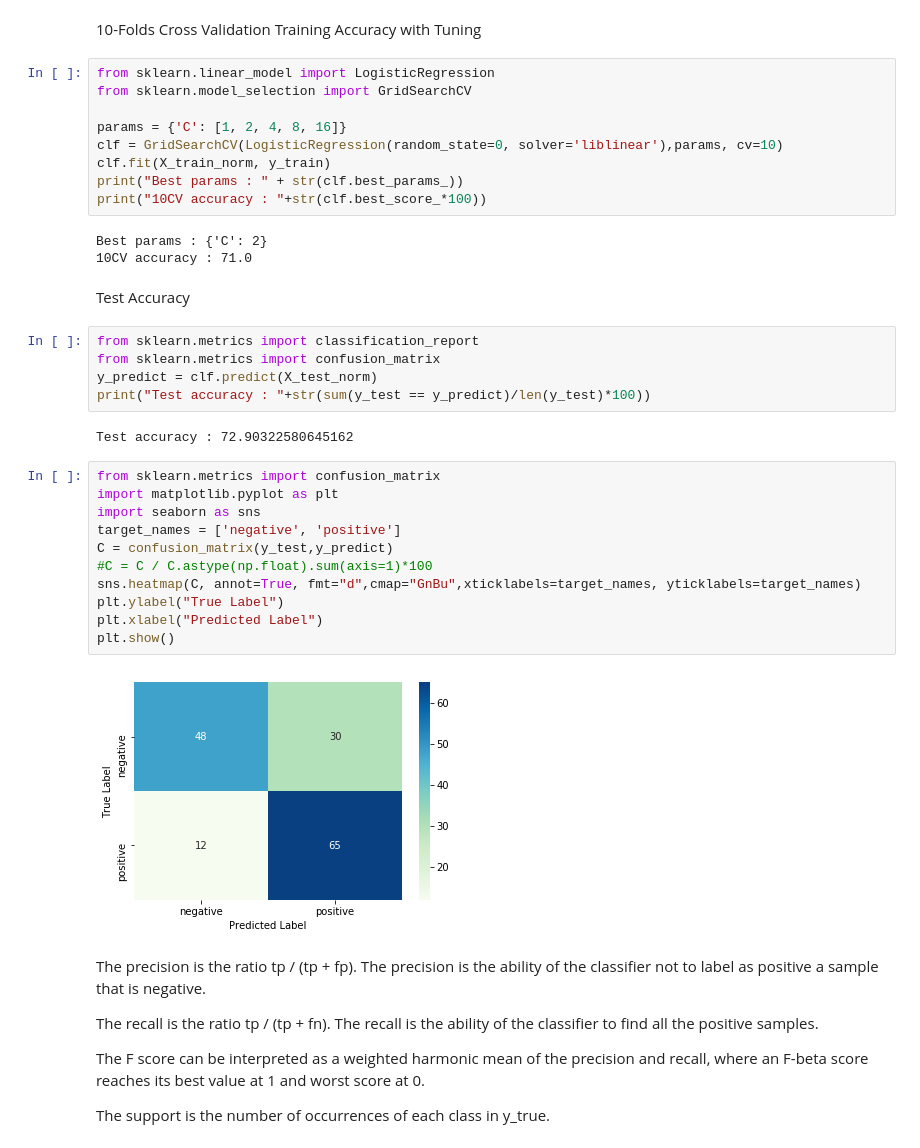
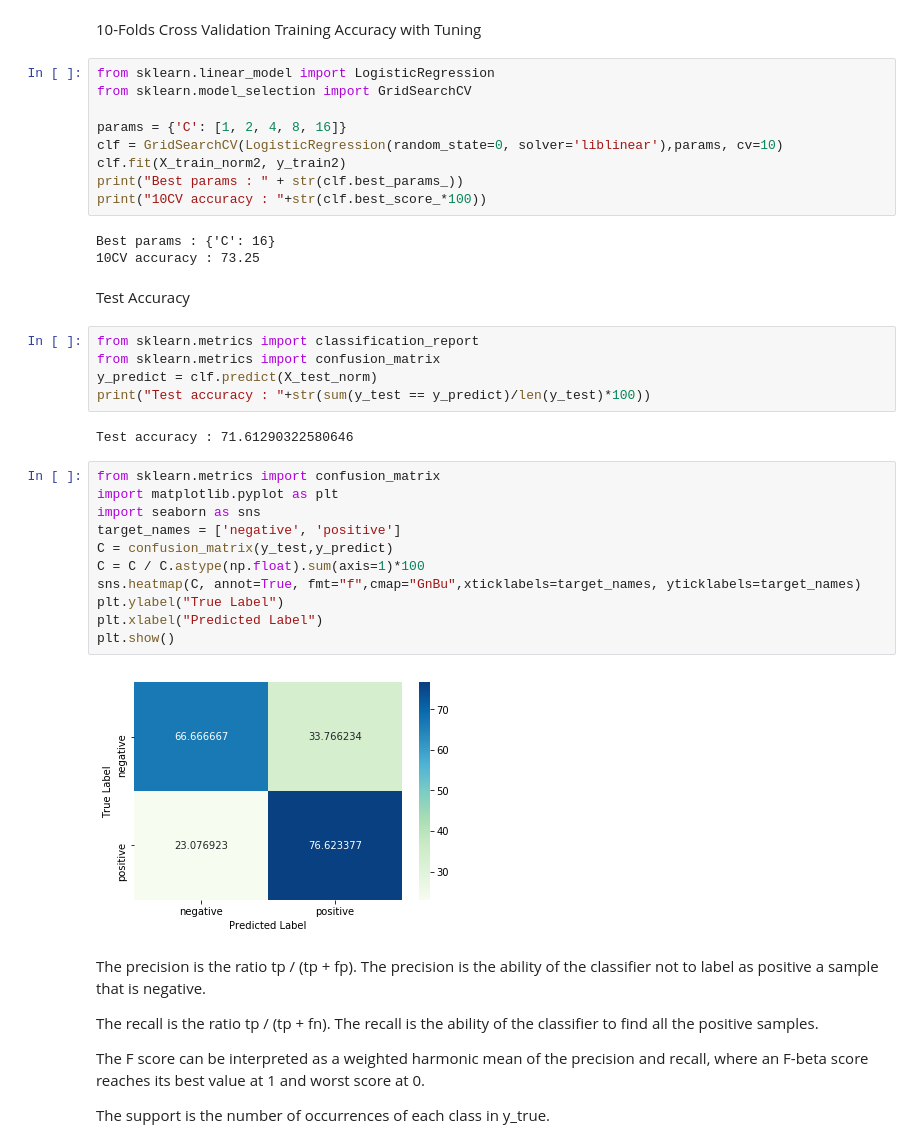
Before and after one commit to plenoi/Clinic, a Jupyter notebook: Clinical_Analysis_pmmet.ipynb, the cells around one changed output. Cells and saved outputs as stored; diff of their text form.

```diff
--- a/Clinical_Analysis_pmmet.ipynb
+++ b/Clinical_Analysis_pmmet.ipynb
@@ -211,12 +211,12 @@ from sklearn.model_selection import GridSearchCV
 
 params = {'C': [1, 2, 4, 8, 16]}
 clf = GridSearchCV(LogisticRegression(random_state=0, solver='liblinear'),params, cv=10)
-clf.fit(X_train_norm, y_train)
+clf.fit(X_train_norm2, y_train2)
 print("Best params : " + str(clf.best_params_))
 print("10CV accuracy : "+str(clf.best_score_*100))
 # %% [output]
-Best params : {'C': 2}
-10CV accuracy : 71.0
+Best params : {'C': 16}
+10CV accuracy : 73.25
 # %% [markdown]
 Test Accuracy
 # %%
@@ -225,20 +225,20 @@ from sklearn.metrics import confusion_matrix
 y_predict = clf.predict(X_test_norm)
 print("Test accuracy : "+str(sum(y_test == y_predict)/len(y_test)*100))
 # %% [output]
-Test accuracy : 72.90322580645162
+Test accuracy : 71.61290322580646
 # %%
 from sklearn.metrics import confusion_matrix
 import matplotlib.pyplot as plt
 import seaborn as sns
 target_names = ['negative', 'positive']
 C = confusion_matrix(y_test,y_predict)
-#C = C / C.astype(np.float).sum(axis=1)*100
-sns.heatmap(C, annot=True, fmt="d",cmap="GnBu",xticklabels=target_names, yticklabels=target_names)
+C = C / C.astype(np.float).sum(axis=1)*100
+sns.heatmap(C, annot=True, fmt="f",cmap="GnBu",xticklabels=target_names, yticklabels=target_names)
 plt.ylabel("True Label")
 plt.xlabel("Predicted Label")
 plt.show()
 # %% [output]
-[figure, old version]
+[figure, new version]
 # %% [markdown]
 The precision is the ratio tp / (tp + fp). The precision is the ability of the classifier not to label as positive a sample that is negative.
 
```
Also changed, not shown: parts of 11 cells of this notebook.
